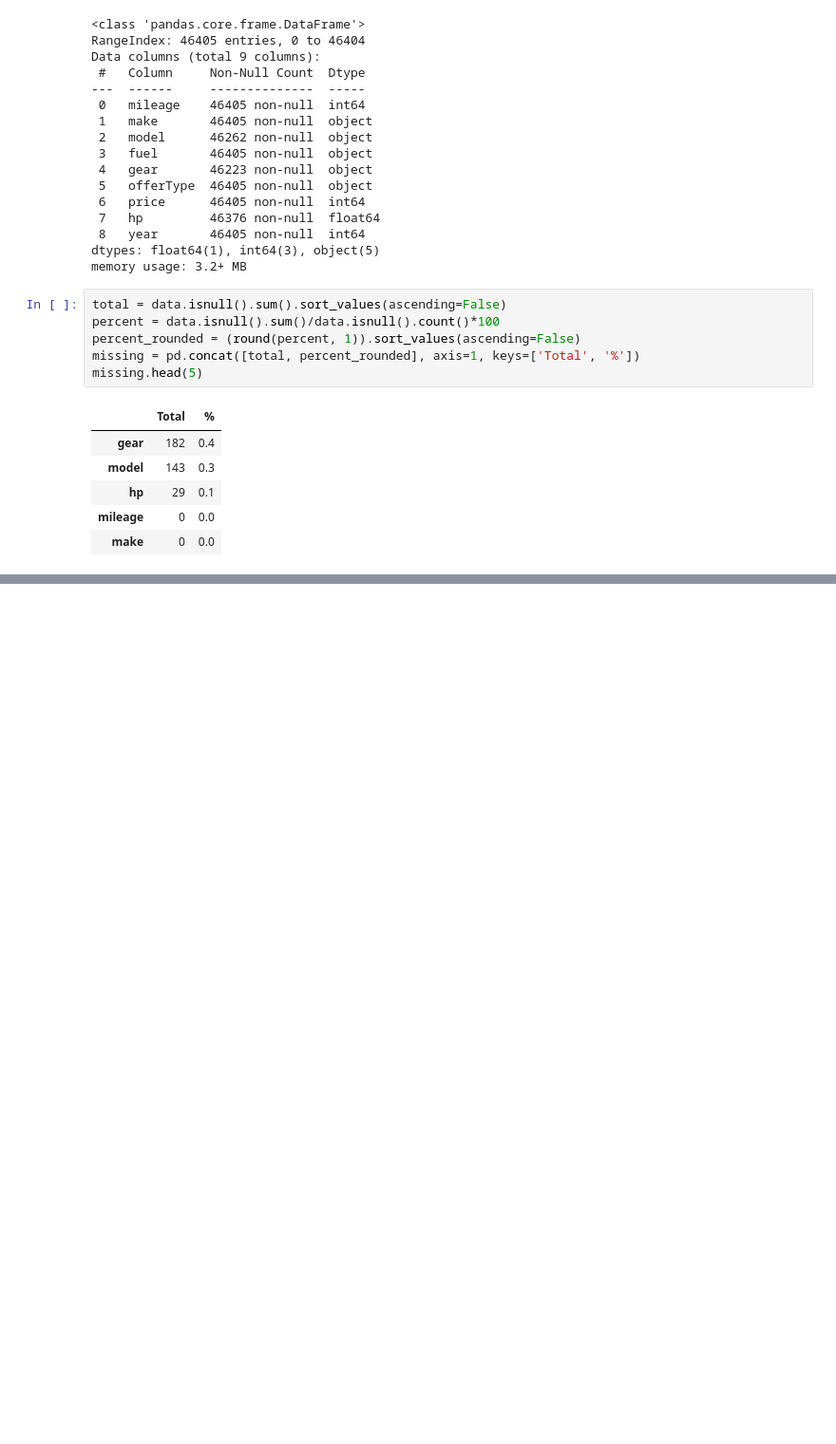
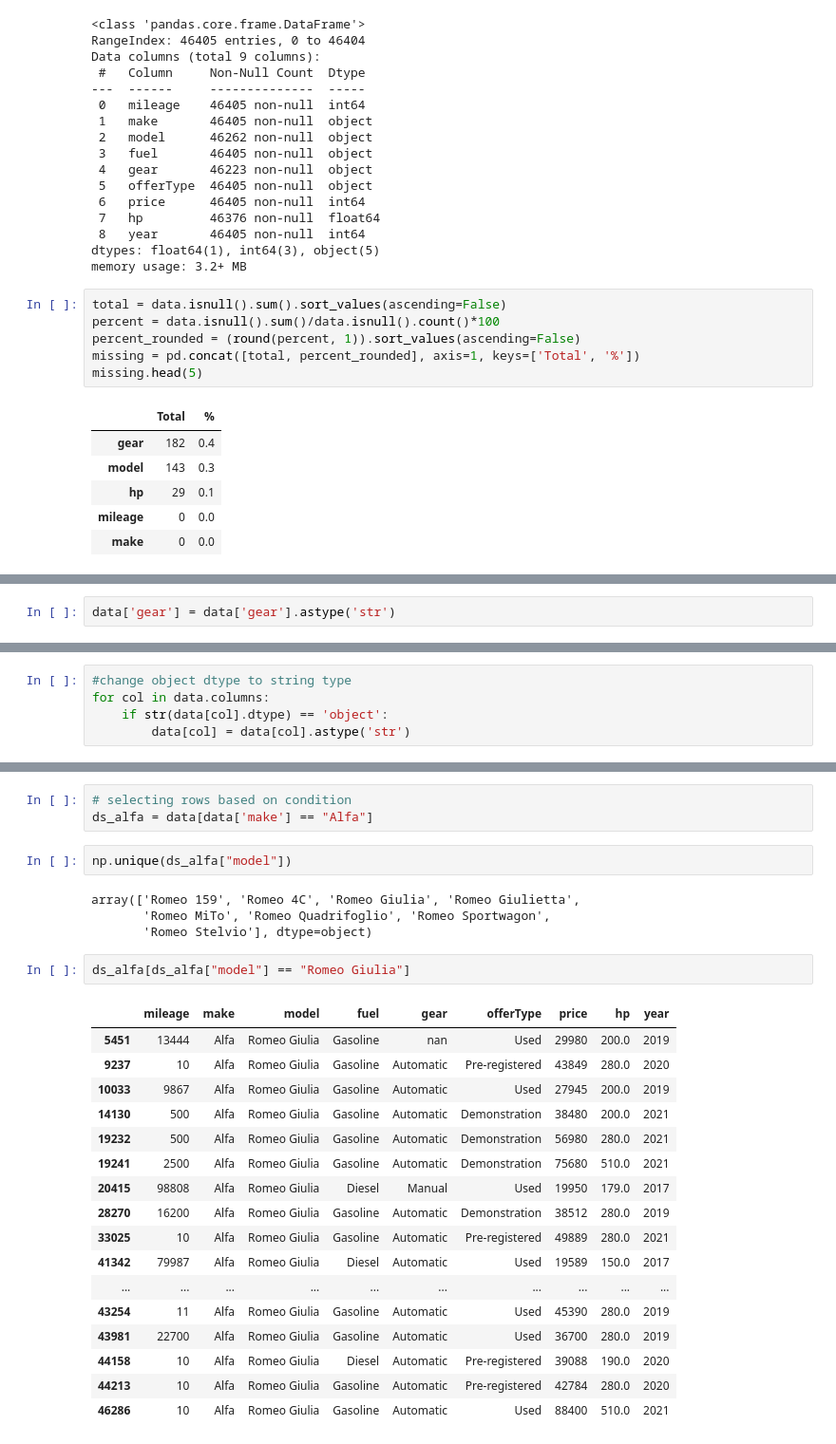
Before and after one commit to harrizazham98/DataScienceProj, a Jupyter notebook: 005_CarPurchase/eda.ipynb, the cells around one changed output, grey strips where cells are left out. Shown: that part at 95% size. Cells and saved outputs as stored; diff of their text form; blank space fills up the shorter version.

```diff
--- a/005_CarPurchase/eda.ipynb
+++ b/005_CarPurchase/eda.ipynb
@@ -46,0 +49,2 @@ missing.head(5)
+# %%
+data['gear'] = data['gear'].astype('str')
@@ -46,0 +55,5 @@ missing.head(5)
+# %%
+#change object dtype to string type
+for col in data.columns:
+    if str(data[col].dtype) == 'object':
+        data[col] = data[col].astype('str')
@@ -46,0 +142,29 @@ missing.head(5)
+# %%
+# selecting rows based on condition
+ds_alfa = data[data['make'] == "Alfa"]
+# %%
+np.unique(ds_alfa["model"])
+# %% [output]
+array(['Romeo 159', 'Romeo 4C', 'Romeo Giulia', 'Romeo Giulietta',
+       'Romeo MiTo', 'Romeo Quadrifoglio', 'Romeo Sportwagon',
+       'Romeo Stelvio'], dtype=object)
+# %%
+ds_alfa[ds_alfa["model"] == "Romeo Giulia"]
+# %% [output]
+|  | mileage | make | model | fuel | gear | offerType | price | hp | year |
+| 5451 | 13444 | Alfa | Romeo Giulia | Gasoline | nan | Used | 29980 | 200.0 | 2019 |
+| 9237 | 10 | Alfa | Romeo Giulia | Gasoline | Automatic | Pre-registered | 43849 | 280.0 | 2020 |
+| 10033 | 9867 | Alfa | Romeo Giulia | Gasoline | Automatic | Used | 27945 | 200.0 | 2019 |
+| 14130 | 500 | Alfa | Romeo Giulia | Gasoline | Automatic | Demonstration | 38480 | 200.0 | 2021 |
+| 19232 | 500 | Alfa | Romeo Giulia | Gasoline | Automatic | Demonstration | 56980 | 280.0 | 2021 |
+| 19241 | 2500 | Alfa | Romeo Giulia | Gasoline | Automatic | Demonstration | 75680 | 510.0 | 2021 |
+| 20415 | 98808 | Alfa | Romeo Giulia | Diesel | Manual | Used | 19950 | 179.0 | 2017 |
+| 28270 | 16200 | Alfa | Romeo Giulia | Gasoline | Automatic | Demonstration | 38512 | 280.0 | 2019 |
+| 33025 | 10 | Alfa | Romeo Giulia | Gasoline | Automatic | Pre-registered | 49889 | 280.0 | 2021 |
+| 41342 | 79987 | Alfa | Romeo Giulia | Diesel | Automatic | Used | 19589 | 150.0 | 2017 |
+| ... | ... | ... | ... | ... | ... | ... | ... | ... | ... |
+| 43254 | 11 | Alfa | Romeo Giulia | Gasoline | Automatic | Used | 45390 | 280.0 | 2019 |
+| 43981 | 22700 | Alfa | Romeo Giulia | Gasoline | Automatic | Used | 36700 | 280.0 | 2019 |
+| 44158 | 10 | Alfa | Romeo Giulia | Diesel | Automatic | Pre-registered | 39088 | 190.0 | 2020 |
+| 44213 | 10 | Alfa | Romeo Giulia | Gasoline | Automatic | Pre-registered | 42784 | 280.0 | 2020 |
+| 46286 | 10 | Alfa | Romeo Giulia | Gasoline | Automatic | Used | 88400 | 510.0 | 2021 |
```
Also changed, not shown: parts of 12 cells of this notebook.
